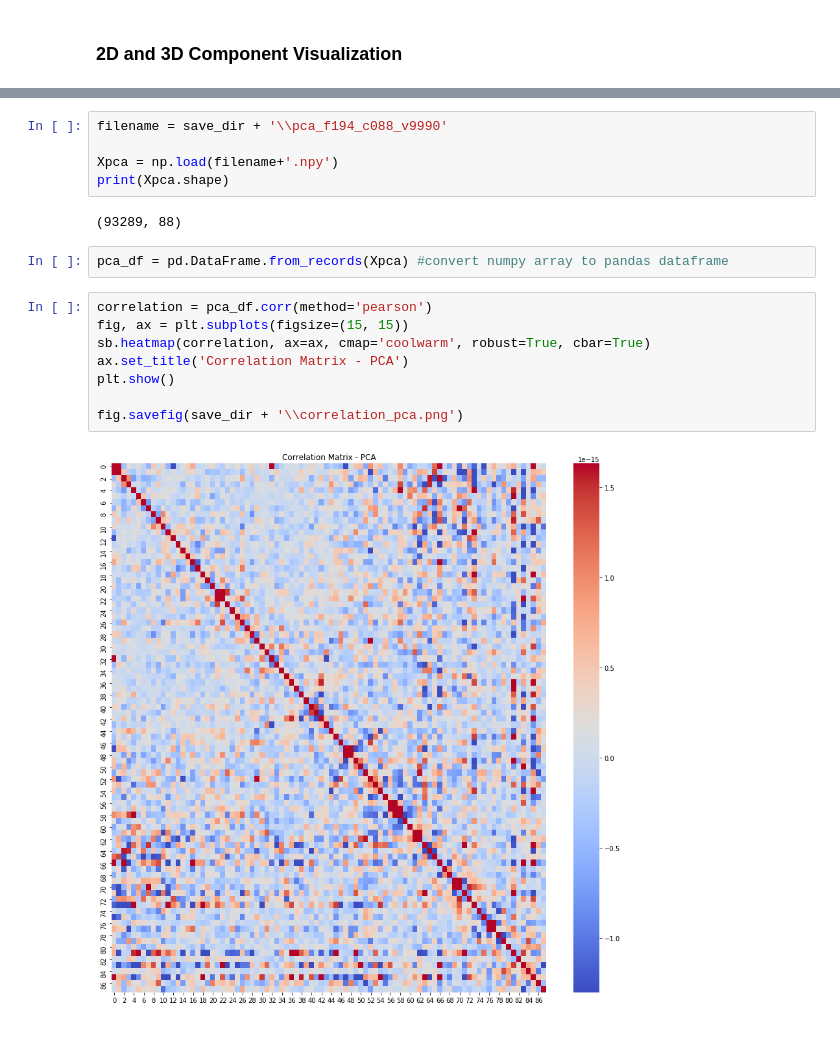
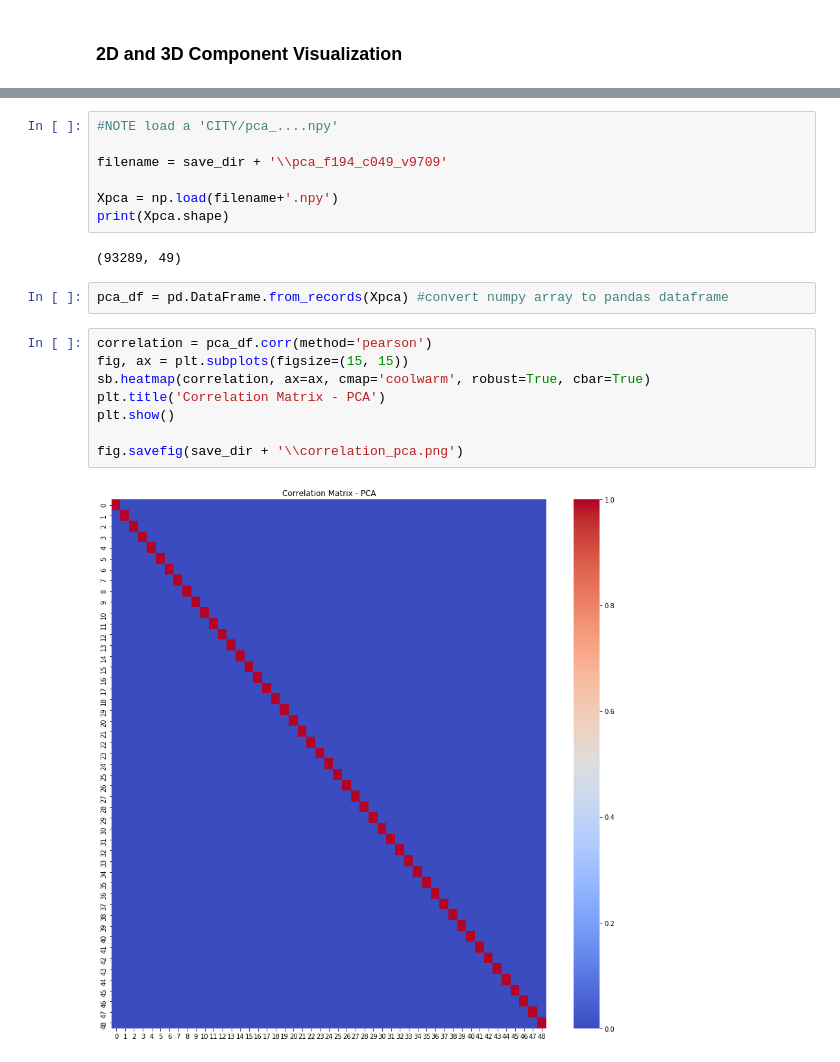
Before and after one commit to alexanderfache6/traffic-accident-weather-analysis, a Jupyter notebook: code/module1.ipynb, the cells around one changed output, grey strips where cells are left out. Saved outputs shown, nothing was run; the diff lists cells and outputs as text.

```diff
--- a/code/module1.ipynb
+++ b/code/module1.ipynb
@@ -684,22 +724,24 @@ Severity Count: 93, 51679, 41484, 33
 # %%
-filename = save_dir + '\\pca_f194_c088_v9990'
+#NOTE load a 'CITY/pca_....npy'
+
+filename = save_dir + '\\pca_f194_c049_v9709'
 
 Xpca = np.load(filename+'.npy')
 print(Xpca.shape)
 # %% [output]
-(93289, 88)
+(93289, 49)
 # %%
 pca_df = pd.DataFrame.from_records(Xpca) #convert numpy array to pandas dataframe
 # %%
 correlation = pca_df.corr(method='pearson')
 fig, ax = plt.subplots(figsize=(15, 15))
 sb.heatmap(correlation, ax=ax, cmap='coolwarm', robust=True, cbar=True)
-ax.set_title('Correlation Matrix - PCA')
+plt.title('Correlation Matrix - PCA')
 plt.show()
 
 fig.savefig(save_dir + '\\correlation_pca.png')
 # %% [output]
-[figure, old version]
+[figure, new version]
 # %%
 correlation = Xcity.corr(method='pearson')
 fig, ax = plt.subplots(figsize=(15, 15))
```
Also changed, not shown: parts of 43 cells of this notebook, 1 other file.
